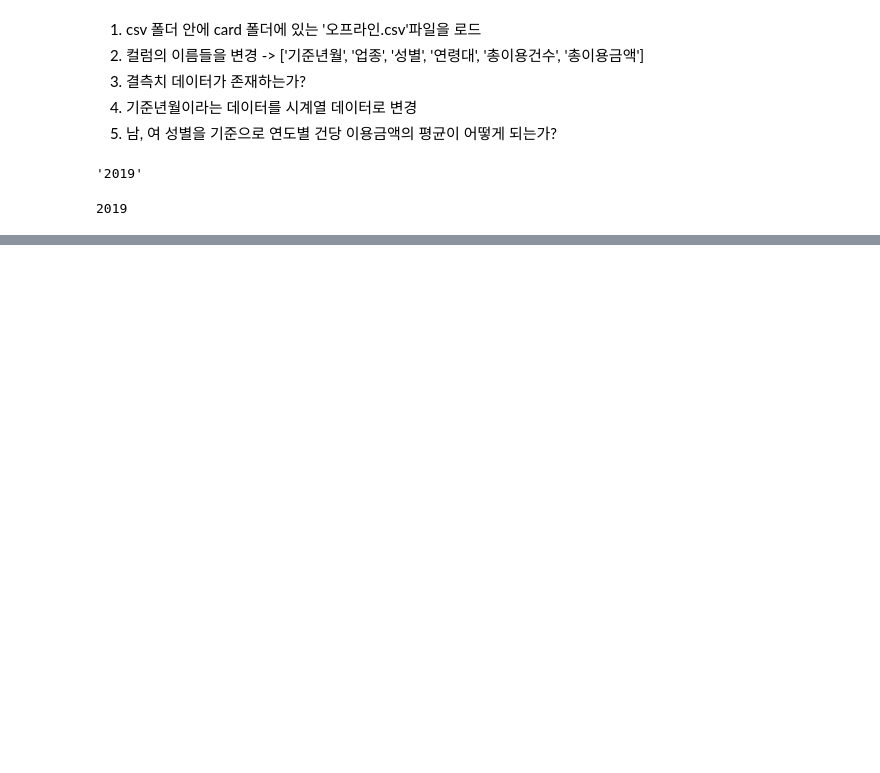
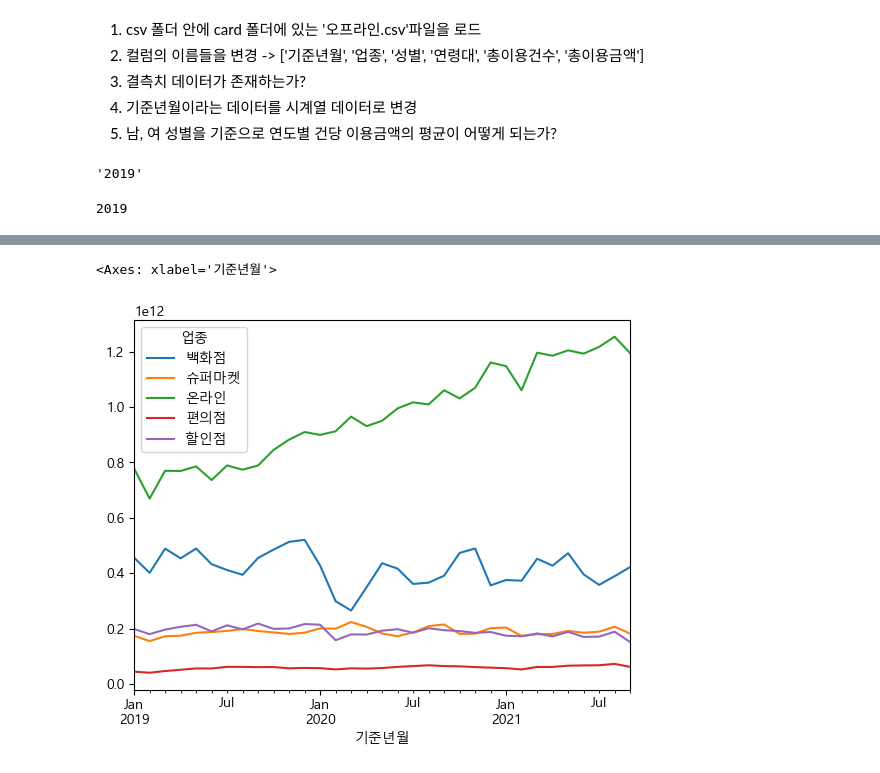
Before and after one commit to bsmoon-86/ezen_2406, a Jupyter notebook: python/240713/03_card.ipynb, the cells around one changed output, grey strips where cells are left out. Cells and saved outputs as stored; diff of their text form; code cells hidden in the pictures; blank space fills up the shorter version.

```diff
--- a/python/240713/03_card.ipynb
+++ b/python/240713/03_card.ipynb
@@ -61,0 +130,12 @@ offline.head()
+# %%
+# 기준년월 데이터를 시계열로 변경
+online['기준년월'] =  pd.to_datetime(online['기준년월'], format='%Y%m')
+# %%
+# 기준년 파생변수 생성
+online['기준년'] = online['기준년월'].dt.year
+# %%
+# 건당이용금액 파생변수 생성
+online['건당이용금액'] = round(
+    online['총이용금액'] / online['총이용건수'],
+    2
+)
@@ -61,0 +151,17 @@ offline.head()
+# %%
+df = pd.concat(
+    [offline, online],
+    ignore_index=True
+)
+# %%
+# 기준년월, 업종별  총이용금액의 합계를 그래프 표현
+pd.pivot_table(
+    df,
+    index = '기준년월',
+    columns = '업종',
+    values = '총이용금액',
+    aggfunc= 'sum'
+).plot()
+# %% [output]
+<Axes: xlabel='기준년월'>
+[figure, added]
```
Also changed, not shown: parts of 15 cells of this notebook, 1 other file.
